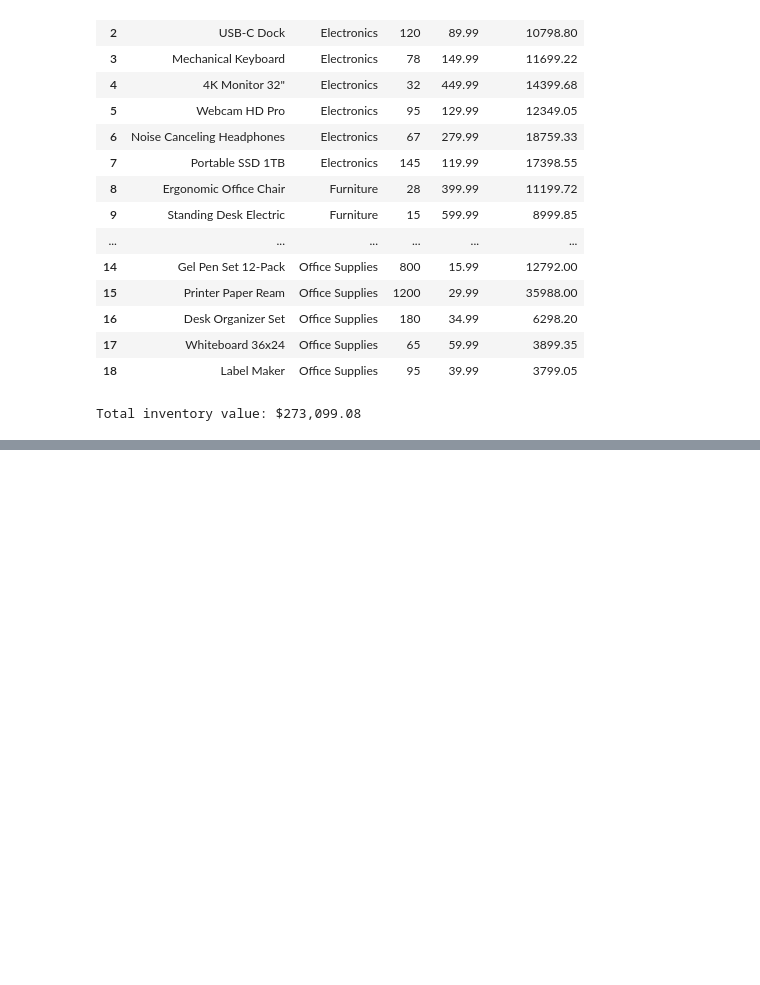
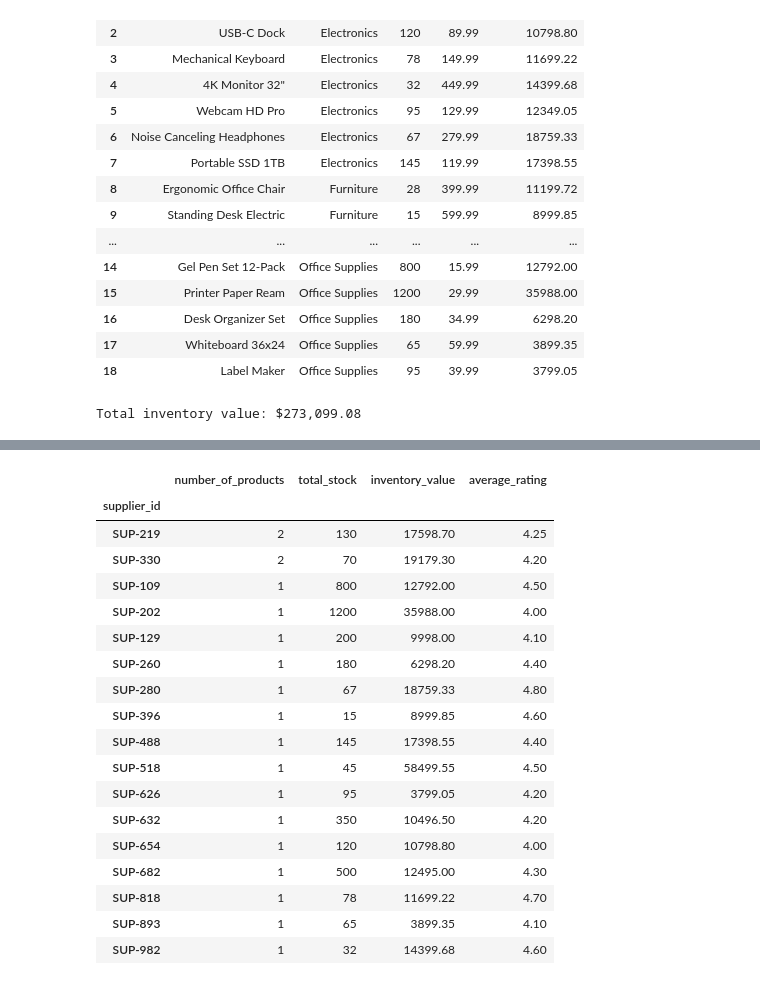
Before and after one commit to khing-fm/Data_Science, a Jupyter notebook: pandas-for_data-analytics_JSON-File.ipynb, the cells around one changed output, grey strips where cells are left out. Saved outputs shown, nothing was run; the diff lists cells and outputs as text; code cells hidden in the pictures; blank space fills up the shorter version.

```diff
--- a/pandas-for_data-analytics_JSON-File.ipynb
+++ b/pandas-for_data-analytics_JSON-File.ipynb
@@ -286,0 +427,34 @@ Total inventory value: $273,099.08
+# %%
+# or
+
+supplier_summary = df.groupby('supplier_id').agg(
+    number_of_products=('product', 'count'),
+    total_stock=('stock', 'sum'),
+    inventory_value=('inventory_value', 'sum'),
+    average_rating=('rating', 'mean')
+).sort_values(
+    by='number_of_products',
+    ascending=False
+)
+
+display(supplier_summary)
+# %% [output]
+|  | number_of_products | total_stock | inventory_value | average_rating |
+| supplier_id |  |  |  |  |
+| SUP-219 | 2 | 130 | 17598.70 | 4.25 |
+| SUP-330 | 2 | 70 | 19179.30 | 4.20 |
+| SUP-109 | 1 | 800 | 12792.00 | 4.50 |
+| SUP-202 | 1 | 1200 | 35988.00 | 4.00 |
+| SUP-129 | 1 | 200 | 9998.00 | 4.10 |
+| SUP-260 | 1 | 180 | 6298.20 | 4.40 |
+| SUP-280 | 1 | 67 | 18759.33 | 4.80 |
+| SUP-396 | 1 | 15 | 8999.85 | 4.60 |
+| SUP-488 | 1 | 145 | 17398.55 | 4.40 |
+| SUP-518 | 1 | 45 | 58499.55 | 4.50 |
+| SUP-626 | 1 | 95 | 3799.05 | 4.20 |
+| SUP-632 | 1 | 350 | 10496.50 | 4.20 |
+| SUP-654 | 1 | 120 | 10798.80 | 4.00 |
+| SUP-682 | 1 | 500 | 12495.00 | 4.30 |
+| SUP-818 | 1 | 78 | 11699.22 | 4.70 |
+| SUP-893 | 1 | 65 | 3899.35 | 4.10 |
+| SUP-982 | 1 | 32 | 14399.68 | 4.60 |
```
Also changed, not shown: parts of 5 cells of this notebook.
